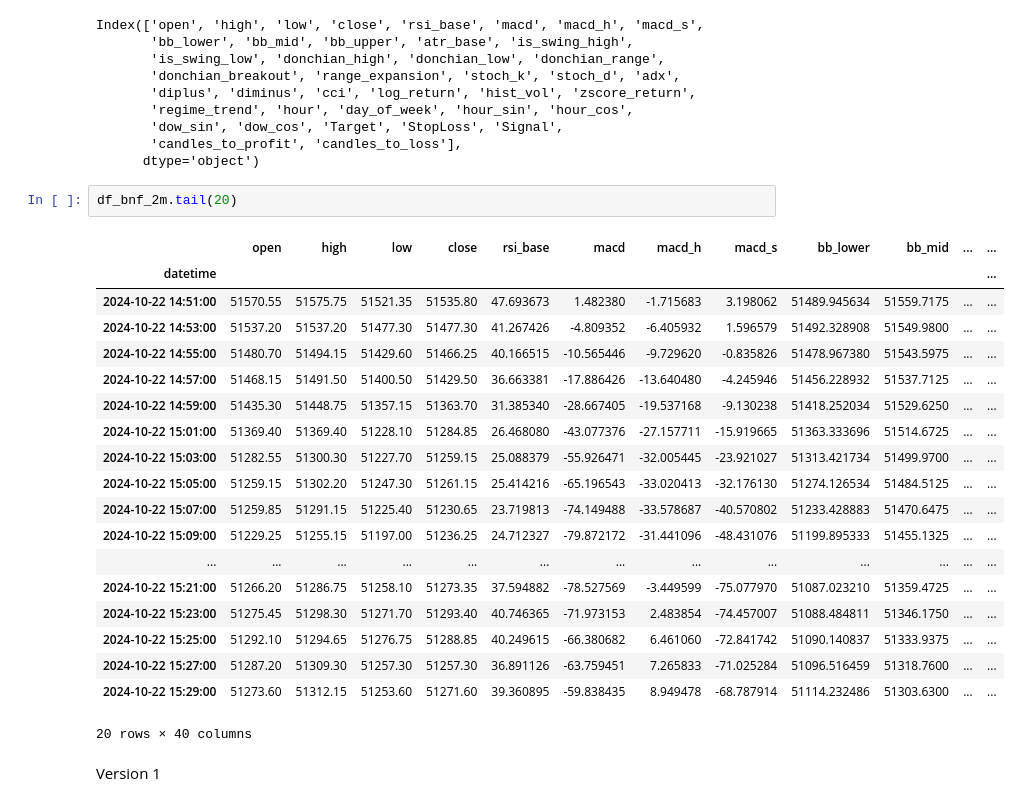
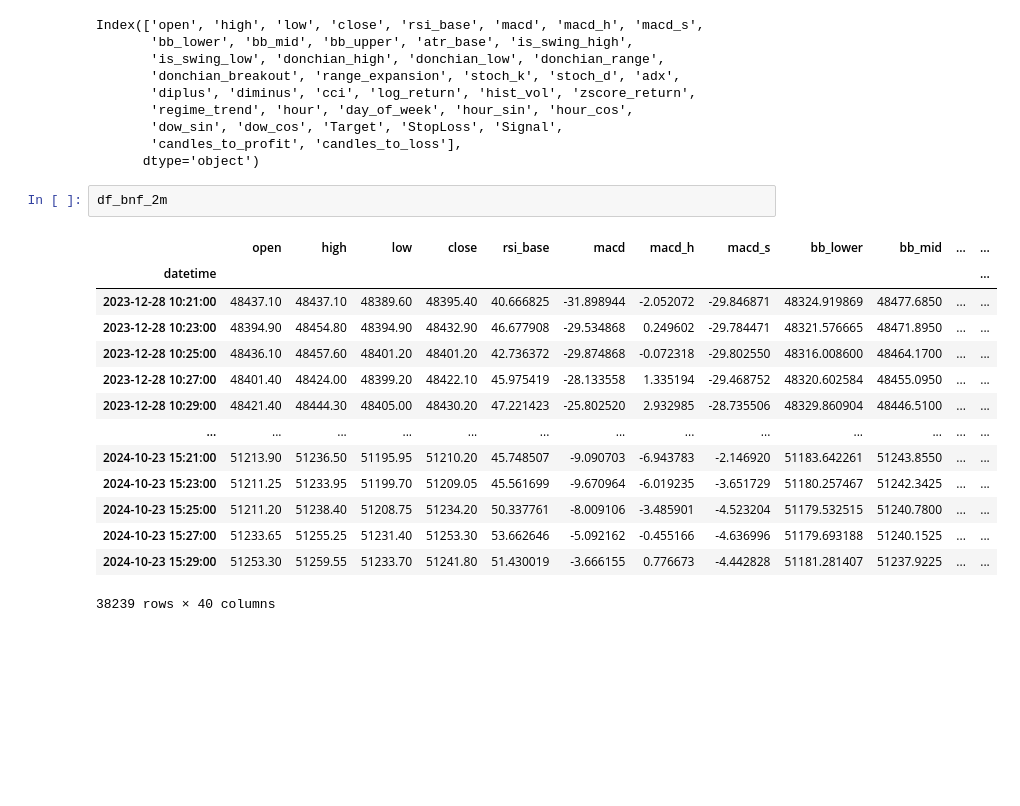
Before and after one commit to marshaltudu14/AlgoTrading, a Jupyter notebook: V1 (Basic RL).ipynb, the cells around one changed output. Drawn from its saved outputs; the diff is of its cells as text; blank space fills up the shorter version.

```diff
--- a/V1 (Basic RL).ipynb
+++ b/V1 (Basic RL).ipynb
@@ -639,26 +639,19 @@ Index(['open', 'high', 'low', 'close', 'rsi_base', 'macd', 'macd_h', 'macd_s',
        'candles_to_profit', 'candles_to_loss'],
       dtype='object')
 # %%
-df_bnf_2m.tail(20)
+df_bnf_2m
 # %% [output]
 |  | open | high | low | close | rsi_base | macd | macd_h | macd_s | bb_lower | bb_mid | ... | ... |
 | datetime |  |  |  |  |  |  |  |  |  |  |  | ... |
-| 2024-10-22 14:51:00 | 51570.55 | 51575.75 | 51521.35 | 51535.80 | 47.693673 | 1.482380 | -1.715683 | 3.198062 | 51489.945634 | 51559.7175 | ... | ... |
-| 2024-10-22 14:53:00 | 51537.20 | 51537.20 | 51477.30 | 51477.30 | 41.267426 | -4.809352 | -6.405932 | 1.596579 | 51492.328908 | 51549.9800 | ... | ... |
-| 2024-10-22 14:55:00 | 51480.70 | 51494.15 | 51429.60 | 51466.25 | 40.166515 | -10.565446 | -9.729620 | -0.835826 | 51478.967380 | 51543.5975 | ... | ... |
-| 2024-10-22 14:57:00 | 51468.15 | 51491.50 | 51400.50 | 51429.50 | 36.663381 | -17.886426 | -13.640480 | -4.245946 | 51456.228932 | 51537.7125 | ... | ... |
-| 2024-10-22 14:59:00 | 51435.30 | 51448.75 | 51357.15 | 51363.70 | 31.385340 | -28.667405 | -19.537168 | -9.130238 | 51418.252034 | 51529.6250 | ... | ... |
-| 2024-10-22 15:01:00 | 51369.40 | 51369.40 | 51228.10 | 51284.85 | 26.468080 | -43.077376 | -27.157711 | -15.919665 | 51363.333696 | 51514.6725 | ... | ... |
-| 2024-10-22 15:03:00 | 51282.55 | 51300.30 | 51227.70 | 51259.15 | 25.088379 | -55.926471 | -32.005445 | -23.921027 | 51313.421734 | 51499.9700 | ... | ... |
-| 2024-10-22 15:05:00 | 51259.15 | 51302.20 | 51247.30 | 51261.15 | 25.414216 | -65.196543 | -33.020413 | -32.176130 | 51274.126534 | 51484.5125 | ... | ... |
-| 2024-10-22 15:07:00 | 51259.85 | 51291.15 | 51225.40 | 51230.65 | 23.719813 | -74.149488 | -33.578687 | -40.570802 | 51233.428883 | 51470.6475 | ... | ... |
-| 2024-10-22 15:09:00 | 51229.25 | 51255.15 | 51197.00 | 51236.25 | 24.712327 | -79.872172 | -31.441096 | -48.431076 | 51199.895333 | 51455.1325 | ... | ... |
+| 2023-12-28 10:21:00 | 48437.10 | 48437.10 | 48389.60 | 48395.40 | 40.666825 | -31.898944 | -2.052072 | -29.846871 | 48324.919869 | 48477.6850 | ... | ... |
+| 2023-12-28 10:23:00 | 48394.90 | 48454.80 | 48394.90 | 48432.90 | 46.677908 | -29.534868 | 0.249602 | -29.784471 | 48321.576665 | 48471.8950 | ... | ... |
+| 2023-12-28 10:25:00 | 48436.10 | 48457.60 | 48401.20 | 48401.20 | 42.736372 | -29.874868 | -0.072318 | -29.802550 | 48316.008600 | 48464.1700 | ... | ... |
+| 2023-12-28 10:27:00 | 48401.40 | 48424.00 | 48399.20 | 48422.10 | 45.975419 | -28.133558 | 1.335194 | -29.468752 | 48320.602584 | 48455.0950 | ... | ... |
+| 2023-12-28 10:29:00 | 48421.40 | 48444.30 | 48405.00 | 48430.20 | 47.221423 | -25.802520 | 2.932985 | -28.735506 | 48329.860904 | 48446.5100 | ... | ... |
 | ... | ... | ... | ... | ... | ... | ... | ... | ... | ... | ... | ... | ... |
-| 2024-10-22 15:21:00 | 51266.20 | 51286.75 | 51258.10 | 51273.35 | 37.594882 | -78.527569 | -3.449599 | -75.077970 | 51087.023210 | 51359.4725 | ... | ... |
-| 2024-10-22 15:23:00 | 51275.45 | 51298.30 | 51271.70 | 51293.40 | 40.746365 | -71.973153 | 2.483854 | -74.457007 | 51088.484811 | 51346.1750 | ... | ... |
-| 2024-10-22 15:25:00 | 51292.10 | 51294.65 | 51276.75 | 51288.85 | 40.249615 | -66.380682 | 6.461060 | -72.841742 | 51090.140837 | 51333.9375 | ... | ... |
-| 2024-10-22 15:27:00 | 51287.20 | 51309.30 | 51257.30 | 51257.30 | 36.891126 | -63.759451 | 7.265833 | -71.025284 | 51096.516459 | 51318.7600 | ... | ... |
-| 2024-10-22 15:29:00 | 51273.60 | 51312.15 | 51253.60 | 51271.60 | 39.360895 | -59.838435 | 8.949478 | -68.787914 | 51114.232486 | 51303.6300 | ... | ... |
+| 2024-10-23 15:21:00 | 51213.90 | 51236.50 | 51195.95 | 51210.20 | 45.748507 | -9.090703 | -6.943783 | -2.146920 | 51183.642261 | 51243.8550 | ... | ... |
+| 2024-10-23 15:23:00 | 51211.25 | 51233.95 | 51199.70 | 51209.05 | 45.561699 | -9.670964 | -6.019235 | -3.651729 | 51180.257467 | 51242.3425 | ... | ... |
+| 2024-10-23 15:25:00 | 51211.20 | 51238.40 | 51208.75 | 51234.20 | 50.337761 | -8.009106 | -3.485901 | -4.523204 | 51179.532515 | 51240.7800 | ... | ... |
+| 2024-10-23 15:27:00 | 51233.65 | 51255.25 | 51231.40 | 51253.30 | 53.662646 | -5.092162 | -0.455166 | -4.636996 | 51179.693188 | 51240.1525 | ... | ... |
+| 2024-10-23 15:29:00 | 51253.30 | 51259.55 | 51233.70 | 51241.80 | 51.430019 | -3.666155 | 0.776673 | -4.442828 | 51181.281407 | 51237.9225 | ... | ... |
-20 rows × 40 columns
+38239 rows × 40 columns
-# %% [markdown]
-Version 1
```
Also changed, not shown: parts of 33 cells of this notebook.
